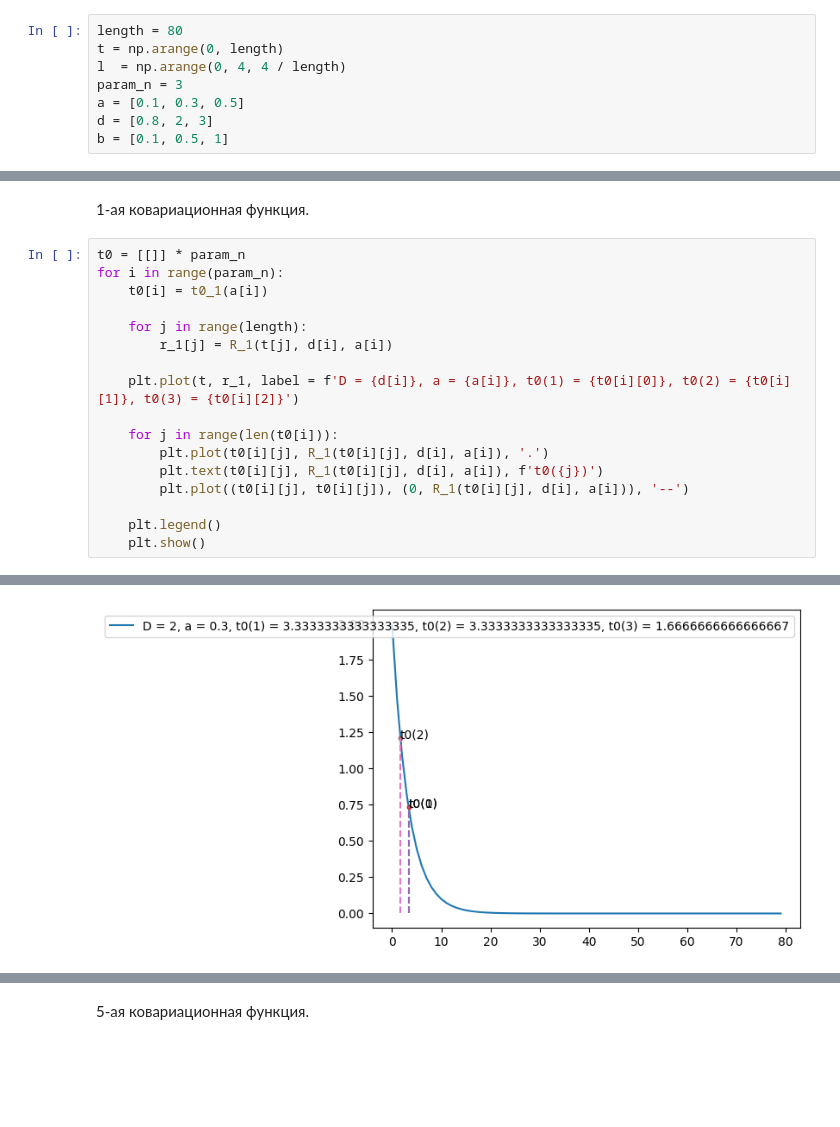
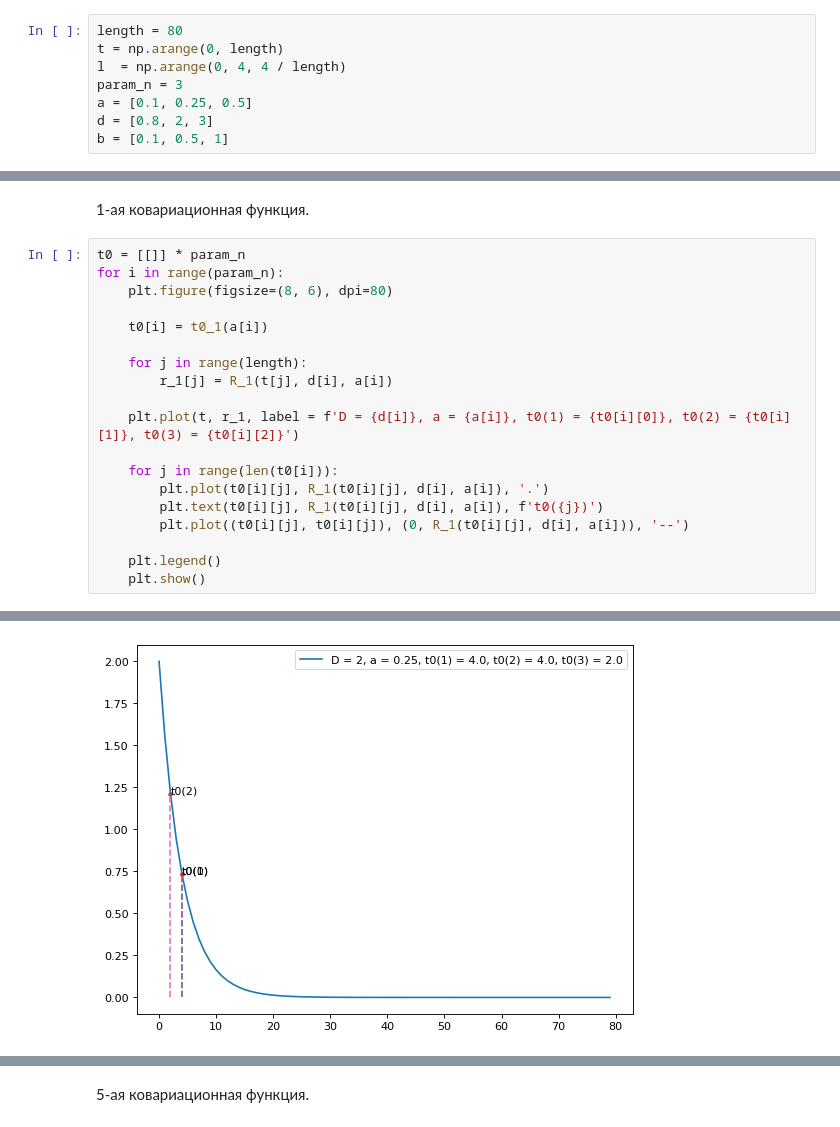
Before and after one commit to feelitbreak/data-analysis, a Jupyter notebook: lab2/mmda2.ipynb, the cells around one changed output, grey strips where cells are left out. Saved outputs shown, nothing was run; the diff lists cells and outputs as text; blank space fills up the shorter version.

Commit message:
better plots

```diff
--- a/lab2/mmda2.ipynb
+++ b/lab2/mmda2.ipynb
@@ -26,7 +26,7 @@ length = 80
 t = np.arange(0, length)
 l  = np.arange(0, 4, 4 / length)
 param_n = 3
-a = [0.1, 0.3, 0.5]
+a = [0.1, 0.25, 0.5]
 d = [0.8, 2, 3]
 b = [0.1, 0.5, 1]
 # %% [markdown]
@@ -189,6 +189,8 @@ def t0_2(a, b):
 # %%
 t0 = [[]] * param_n
 for i in range(param_n):
+    plt.figure(figsize=(8, 6), dpi=80)
+
     t0[i] = t0_1(a[i])
 
     for j in range(length):
@@ -208 +210 @@ for i in range(param_n):
-[figure, old version]
+[figure, new version]
```
Also changed, not shown: parts of 10 cells of this notebook.
